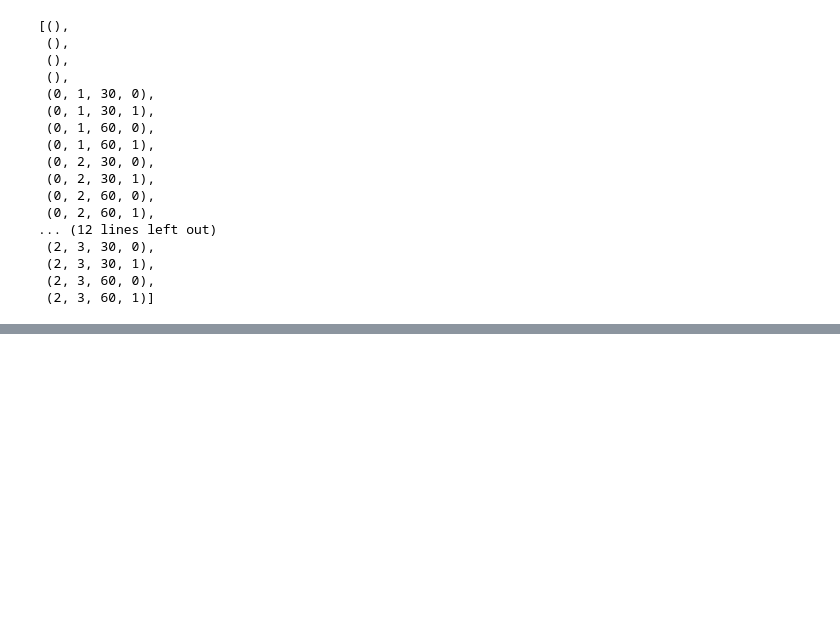
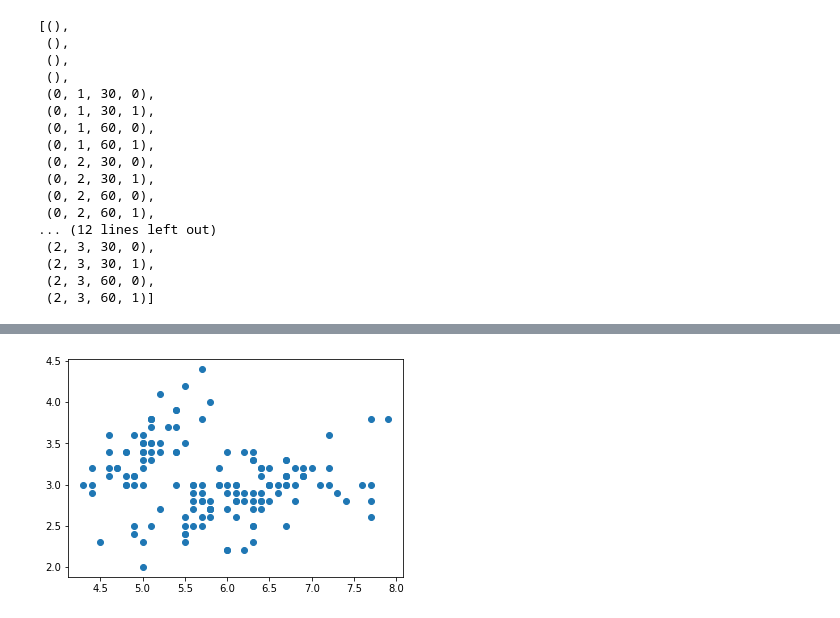
Before and after one commit to Brett-Kennedy/RotationFeatures, a Jupyter notebook: examples/Visualization_Examples.ipynb, the cells around one changed output, grey strips where cells are left out. Cells and saved outputs as stored; diff of their text form; code cells hidden in the pictures; blank space fills up the shorter version.

```diff
--- a/examples/Visualization_Examples.ipynb
+++ b/examples/Visualization_Examples.ipynb
@@ -126,0 +330,6 @@ original features. class:  2 ,  2 , len:  3
+# %%
+X,y = get_iris()
+plt.scatter(X[X.columns[0]], X[X.columns[1]])
+plt.show()
+# %% [output]
+[figure, added]
```
Also changed, not shown: parts of 14 cells of this notebook, 2 other files.
